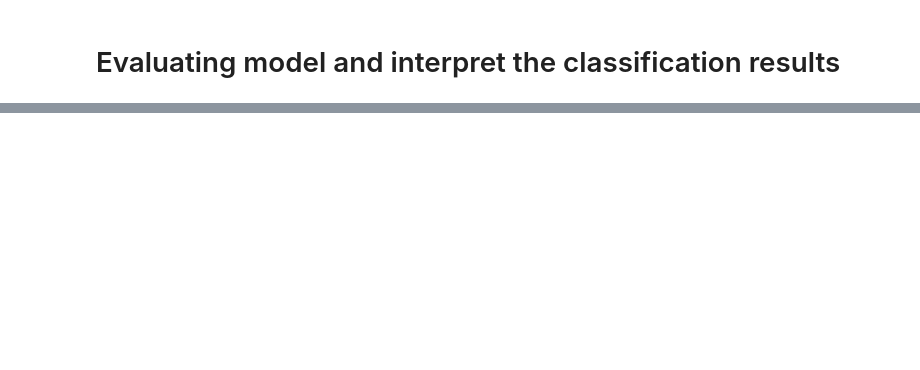
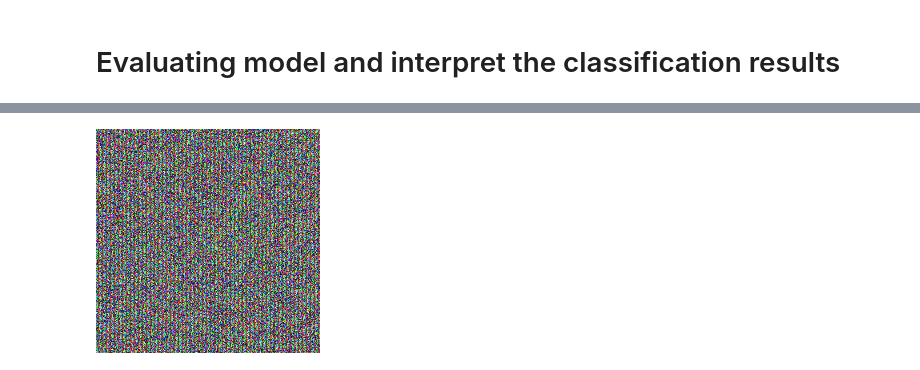
Before and after one commit to ruivarandas/DSLproject, a Jupyter notebook: notebooks/testing_and_interpret.ipynb, the cells around one changed output, grey strips where cells are left out. Cells and saved outputs as stored; diff of their text form; code cells hidden in the pictures; blank space fills up the shorter version.

```diff
--- a/notebooks/testing_and_interpret.ipynb
+++ b/notebooks/testing_and_interpret.ipynb
@@ -141,0 +194,4 @@ plt.show()
+# %%
+newimg1
+# %% [output]
+[figure, added]
```
Also changed, not shown: parts of 21 cells of this notebook, 10 other files.
